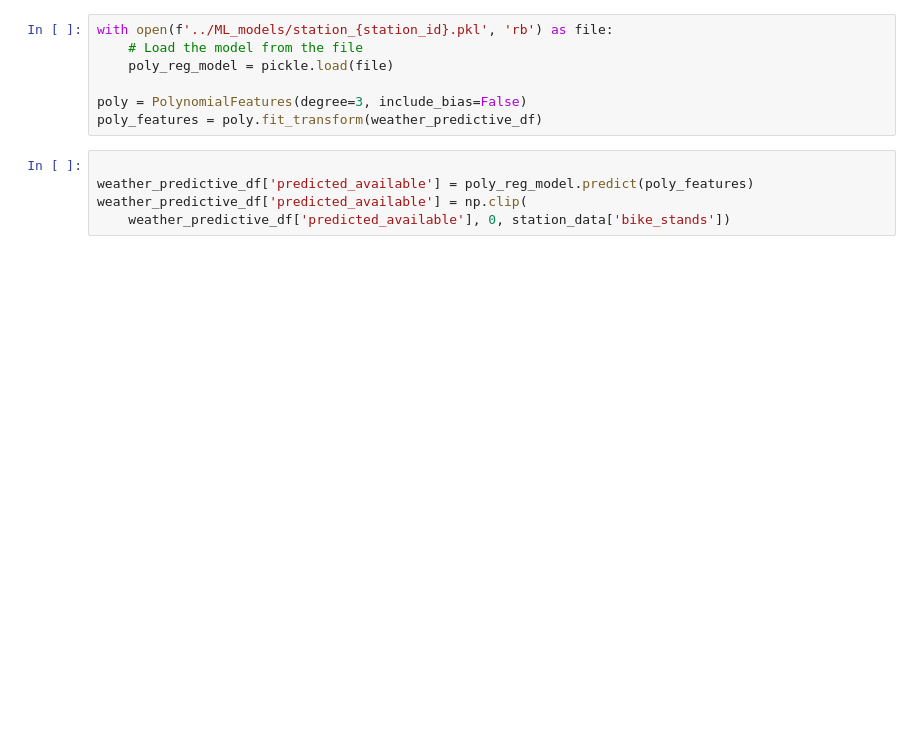
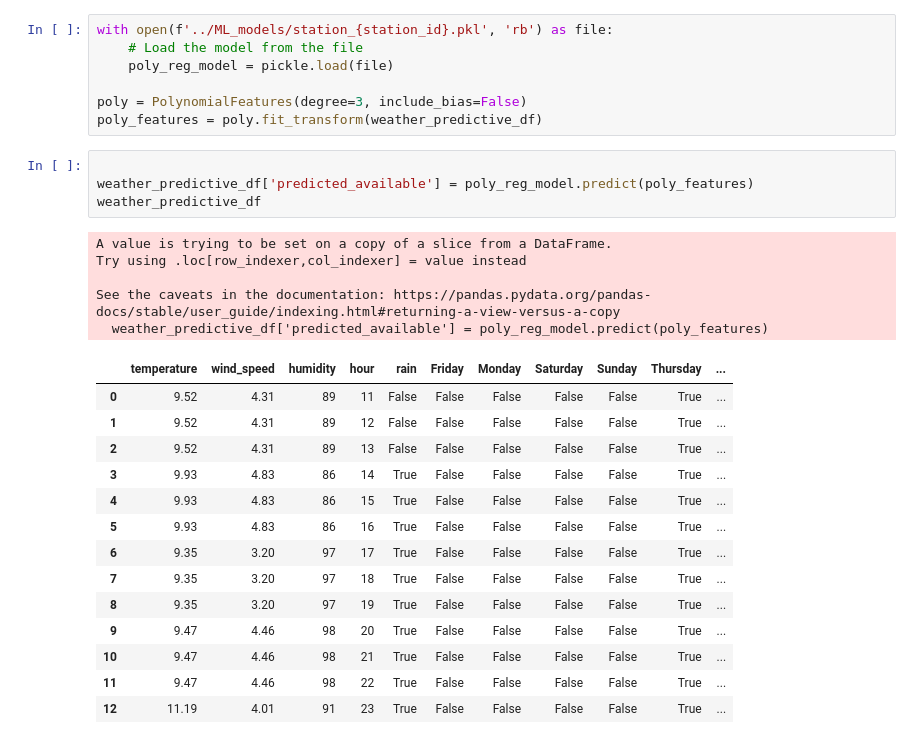
Before and after one commit to TadghPurcell/On-Your-Bike, a Jupyter notebook: ML_models/station_prediction.ipynb, the cells around one changed output. Drawn from its saved outputs; the diff is of its cells as text; blank space fills up the shorter version.

```diff
--- a/ML_models/station_prediction.ipynb
+++ b/ML_models/station_prediction.ipynb
@@ -146,5 +217,24 @@ poly_features = poly.fit_transform(weather_predictive_df)
 # %%
 
 weather_predictive_df['predicted_available'] = poly_reg_model.predict(poly_features)
-weather_predictive_df['predicted_available'] = np.clip(
-    weather_predictive_df['predicted_available'], 0, station_data['bike_stands'])
+weather_predictive_df
+# %% [output]
+A value is trying to be set on a copy of a slice from a DataFrame.
+Try using .loc[row_indexer,col_indexer] = value instead
+
+See the caveats in the documentation: https://pandas.pydata.org/pandas-docs/stable/user_guide/indexing.html#returning-a-view-versus-a-copy
+  weather_predictive_df['predicted_available'] = poly_reg_model.predict(poly_features)
+|  | temperature | wind_speed | humidity | hour | rain | Friday | Monday | Saturday | Sunday | Thursday | ... |
+| 0 | 9.52 | 4.31 | 89 | 11 | False | False | False | False | False | True | ... |
+| 1 | 9.52 | 4.31 | 89 | 12 | False | False | False | False | False | True | ... |
+| 2 | 9.52 | 4.31 | 89 | 13 | False | False | False | False | False | True | ... |
+| 3 | 9.93 | 4.83 | 86 | 14 | True | False | False | False | False | True | ... |
+| 4 | 9.93 | 4.83 | 86 | 15 | True | False | False | False | False | True | ... |
+| 5 | 9.93 | 4.83 | 86 | 16 | True | False | False | False | False | True | ... |
+| 6 | 9.35 | 3.20 | 97 | 17 | True | False | False | False | False | True | ... |
+| 7 | 9.35 | 3.20 | 97 | 18 | True | False | False | False | False | True | ... |
+| 8 | 9.35 | 3.20 | 97 | 19 | True | False | False | False | False | True | ... |
+| 9 | 9.47 | 4.46 | 98 | 20 | True | False | False | False | False | True | ... |
+| 10 | 9.47 | 4.46 | 98 | 21 | True | False | False | False | False | True | ... |
+| 11 | 9.47 | 4.46 | 98 | 22 | True | False | False | False | False | True | ... |
+| 12 | 11.19 | 4.01 | 91 | 23 | True | False | False | False | False | True | ... |
```
Also changed, not shown: parts of 16 cells of this notebook, 1 other file.
